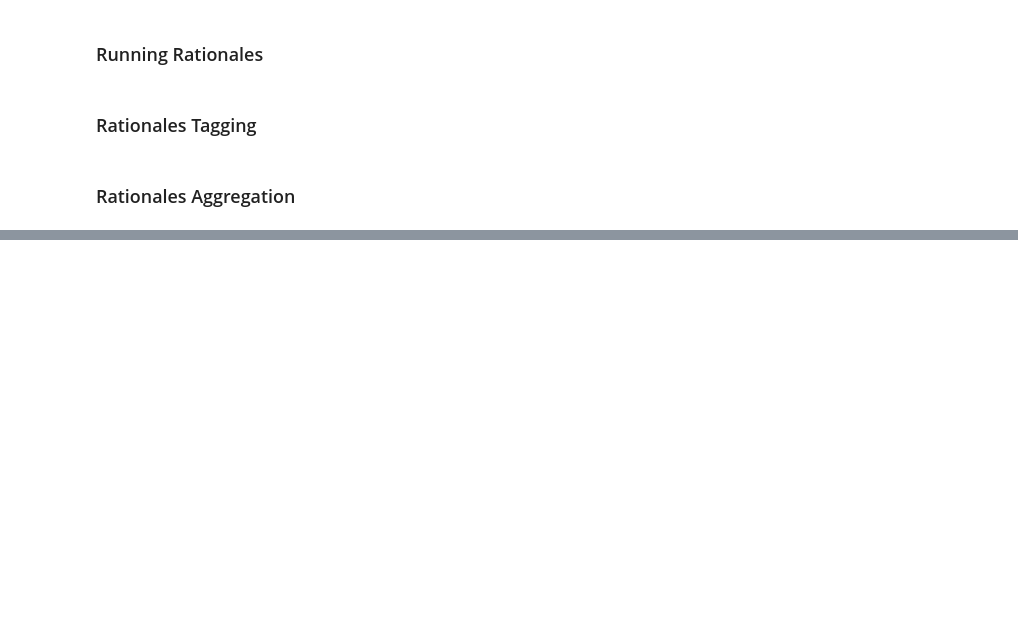
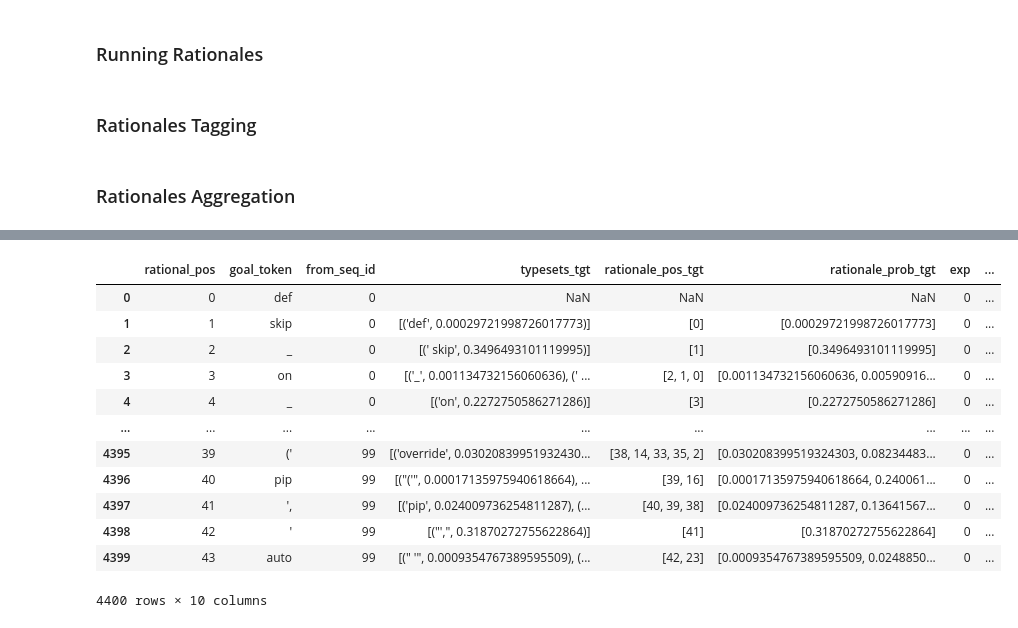
Before and after one commit to WM-SEMERU/code-rationales, a Jupyter notebook: nbs/06_gpt_eta.ipynb, the cells around one changed output, grey strips where cells are left out. Drawn from its saved outputs; the diff is of its cells as text; code cells hidden in the pictures; blank space fills up the shorter version.

```diff
--- a/nbs/06_gpt_eta.ipynb
+++ b/nbs/06_gpt_eta.ipynb
@@ -488,0 +495,24 @@ KeyError: 0
+# %%
+def param_default():
+    return {
+        'dataset' : 'code_completion_random_cut_5k_30_512_tokens',
+        #'dataset' : 'code_completion_docstring_random_cut_3.8k_30_150_tokens',
+        #'dataset' : 'code_completion_docstring_signature_3.8k_30_150_tokens',
+        #'dataset' : 'code_completion_docstring_5k_30_150_tokens',
+        'rational_results': '/workspaces/code-rationales/data/rationales/gpt',
+        'tagged_rationales': '/workspaces/code-rationales/data/tagged_rationales',
+        'delimiter_sequence': '', ## VERY IMPOETANT
+        'num_samples' : 100,
+        'size_samples' : 44,
+        'num_experiments': 30,
+        'model_name' : '/workspaces/code-rationales/data/codeparrot-small/checkpoints/checkpoint-29000',
+        'cache_dir': '/workspaces/code-rationales/datax/df_cache_dir',
+        'galeras_path': '/workspaces/code-rationales/semeru-datasets/semeru/galeras/code_rationales/'
+    }
+params = param_default()
+# %%
+path_tagged = '{}/{}{}{}.csv'.format(params['tagged_rationales'], params['dataset'],'_exp_' , str(0))
+path_dataset = '{}{}.json'.format(params['galeras_path'],params['dataset'])
+tagged_results = pd.read_csv(path_tagged)
+with open(path_dataset) as json_file:
+    galeras_dataset = json.load(json_file)
@@ -488,0 +531,16 @@ KeyError: 0
+# %%
+tagged_results
+# %% [output]
+|  | rational_pos | goal_token | from_seq_id | typesets_tgt | rationale_pos_tgt | rationale_prob_tgt | exp | ... |
+| 0 | 0 | def | 0 | NaN | NaN | NaN | 0 | ... |
+| 1 | 1 | skip | 0 | [('def', 0.00029721998726017773)] | [0] | [0.00029721998726017773] | 0 | ... |
+| 2 | 2 | _ | 0 | [(' skip', 0.3496493101119995)] | [1] | [0.3496493101119995] | 0 | ... |
+| 3 | 3 | on | 0 | [('_', 0.001134732156060636), (' ... | [2, 1, 0] | [0.001134732156060636, 0.00590916... | 0 | ... |
+| 4 | 4 | _ | 0 | [('on', 0.2272750586271286)] | [3] | [0.2272750586271286] | 0 | ... |
+| ... | ... | ... | ... | ... | ... | ... | ... | ... |
+| 4395 | 39 | (' | 99 | [('override', 0.03020839951932430... | [38, 14, 33, 35, 2] | [0.030208399519324303, 0.08234483... | 0 | ... |
+| 4396 | 40 | pip | 99 | [("('", 0.00017135975940618664), ... | [39, 16] | [0.00017135975940618664, 0.240061... | 0 | ... |
+| 4397 | 41 | ', | 99 | [('pip', 0.024009736254811287), (... | [40, 39, 38] | [0.024009736254811287, 0.13641567... | 0 | ... |
+| 4398 | 42 | ' | 99 | [("',", 0.31870272755622864)] | [41] | [0.31870272755622864] | 0 | ... |
+| 4399 | 43 | auto | 99 | [(" '", 0.0009354767389595509), (... | [42, 23] | [0.0009354767389595509, 0.0248850... | 0 | ... |
+4400 rows × 10 columns
```
Also changed, not shown: parts of 26 cells of this notebook.
